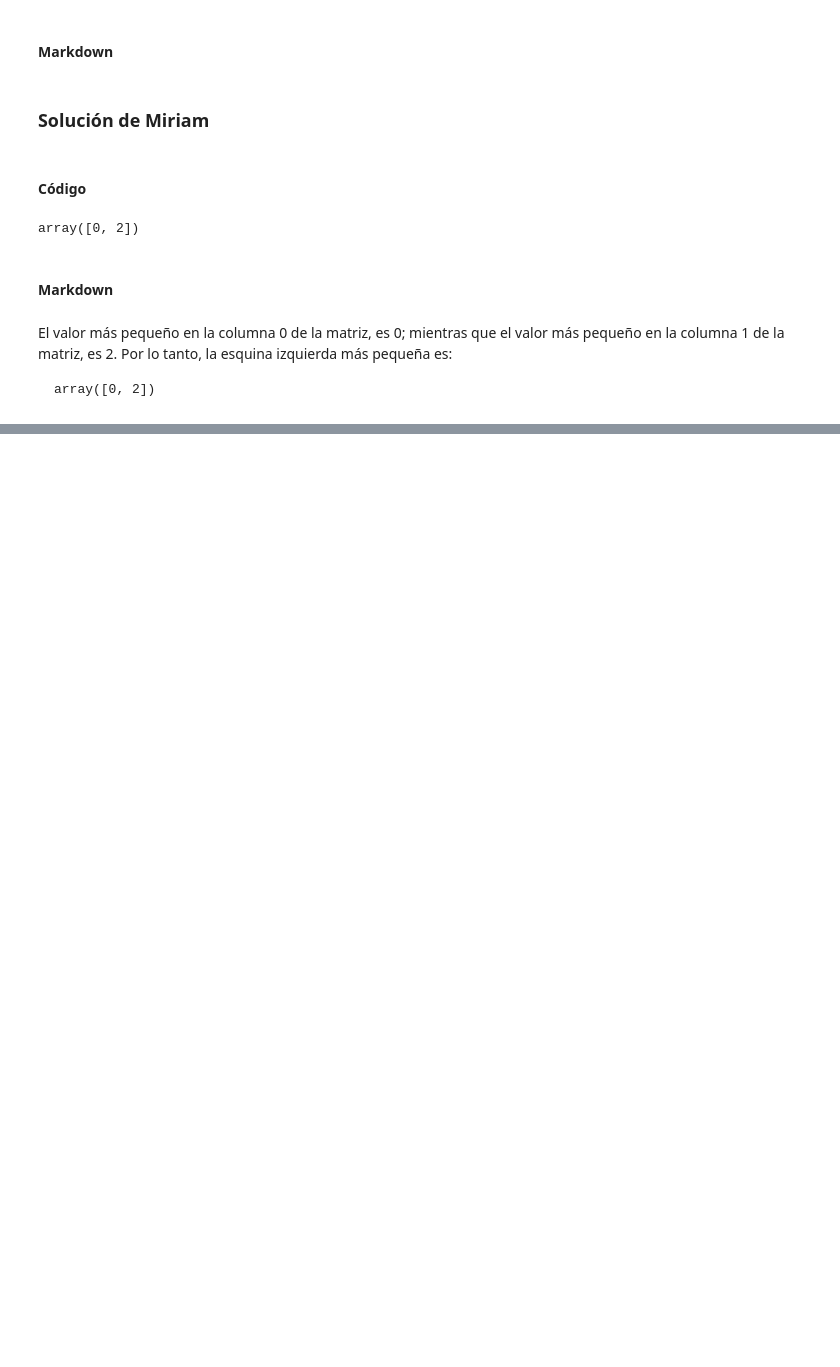
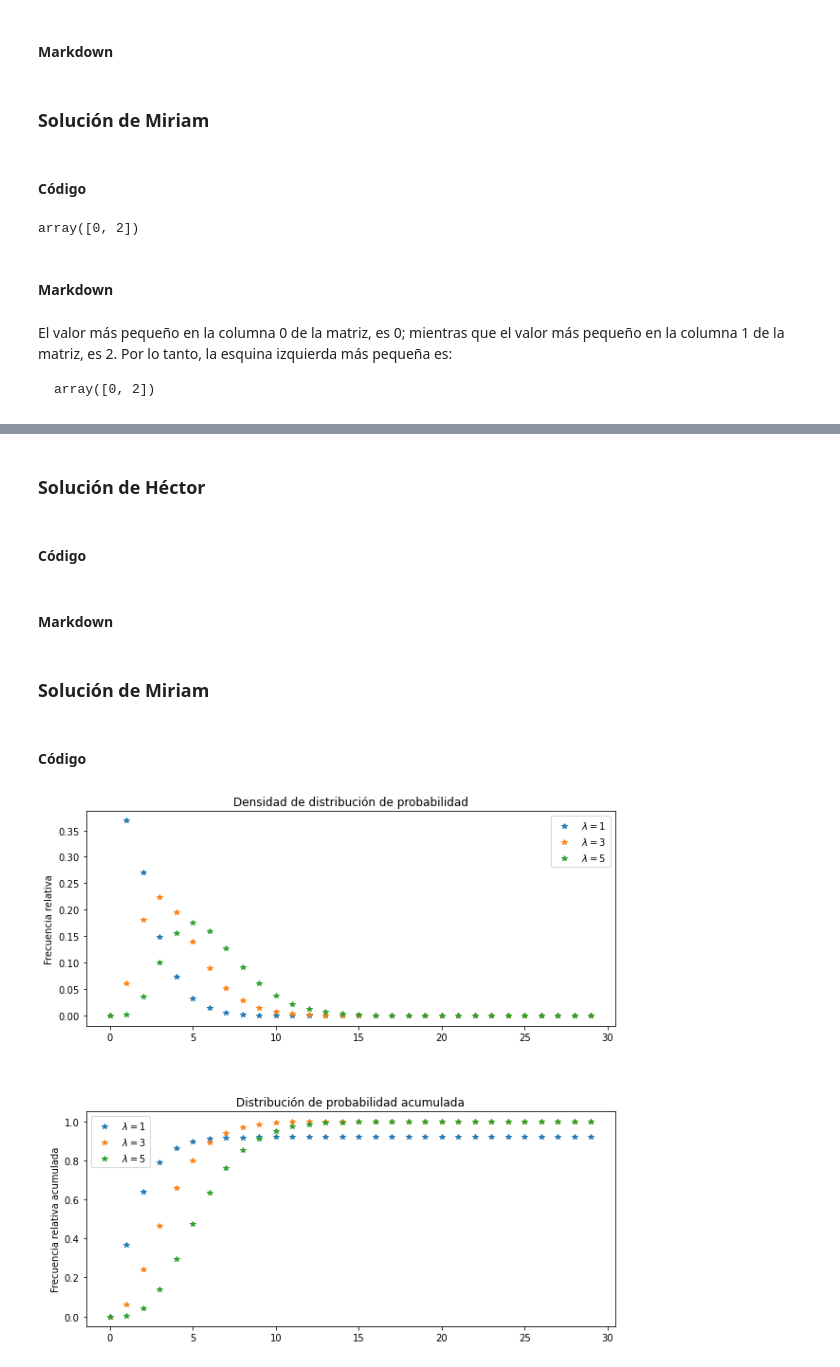
Before and after one commit to danielch4/TareaConjunto_MERosas_HDChavez, a Jupyter notebook: Tarea2_MERosas_HDChavez.ipynb, the cells around one changed output, grey strips where cells are left out. Cells and saved outputs as stored; diff of their text form; code cells hidden in the pictures; blank space fills up the shorter version.

Commit message:
Anexo del ejercicio extra Miriam
Solución de Miriam al ejercicio sobre la distribución de Poison vectorizada

```diff
--- a/Tarea2_MERosas_HDChavez.ipynb
+++ b/Tarea2_MERosas_HDChavez.ipynb
@@ -348,0 +352,35 @@ array([0, 2])
+# %% [markdown]
+### Solución de Héctor
+# %% [markdown]
+#### Código
+# %% [markdown]
+#### Markdown
+# %% [markdown]
+### Solución de Miriam
+# %% [markdown]
+#### Código
+# %%
+# Graficar para todo l una gráfica de p(k) usando subplots (como matrices), construir el legend en latex para cada l
+from itertools import cycle
+import matplotlib.pyplot as plt
+import scipy.special as sps
+N = 30
+l = [1, 3, 5]
+k = np.arange(N)
+p = lambda k, l: (l**k * np.exp(-l)) / sps.factorial(k)
+
+# Una sóla gráfica (frecuencia relativa y relativa acumulada) para todos los l sin vectorizar
+lista = np.array([p(lam, k) for lam in l])
+fig, (ax1, ax2) = plt.subplots(2, 1, figsize = (10, 10))
+ax1.plot(k, lista.T, "*")
+ax2.plot(k, np.cumsum(lista.T, axis = 0), "*")
+ax1.title.set_text("Densidad de distribución de probabilidad")
+ax2.title.set_text("Distribución de probabilidad acumulada")
+ax1.set_ylabel("Frecuencia relativa")
+ax2.set_ylabel("Frecuencia relativa acumulada")
+ax1.legend([f"$\lambda={lam}$" for lam in l])
+ax2.legend([f"$\lambda={lam}$" for lam in l])
+plt.subplots_adjust(hspace = .4)
+plt.show()
+# %% [output]
+[figure, added]
```
Also changed, not shown: parts of 6 cells of this notebook.
